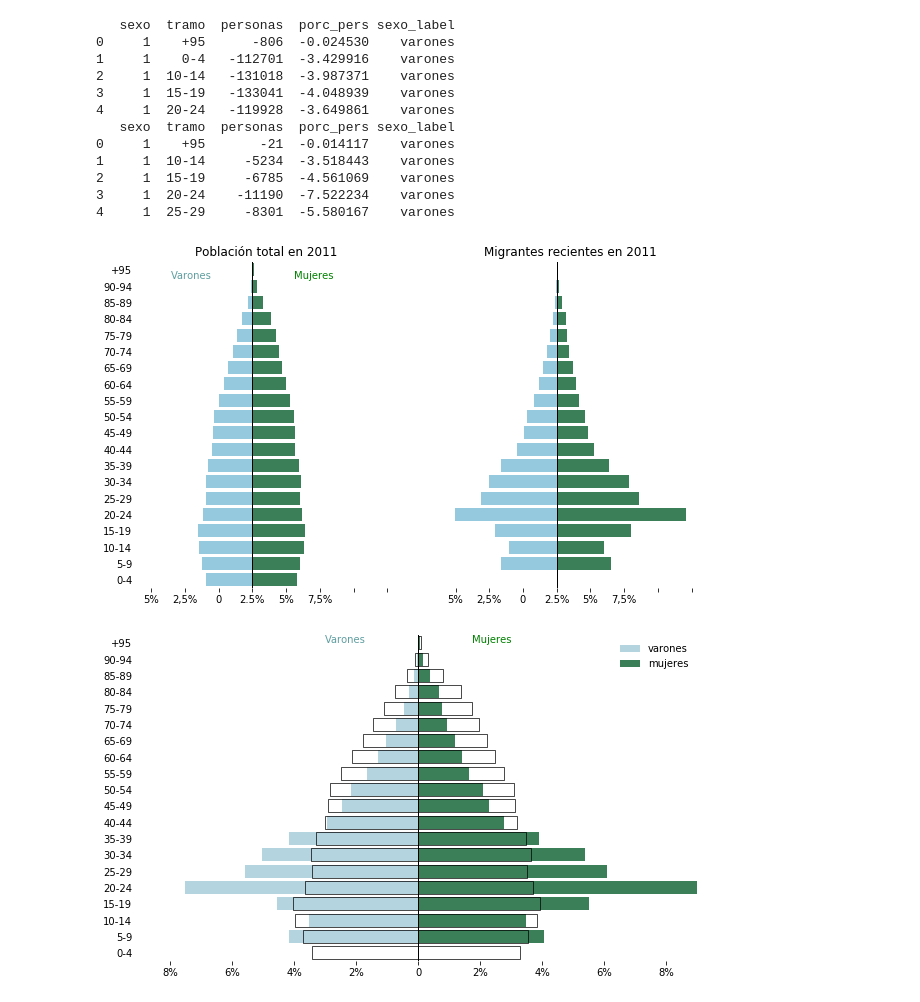
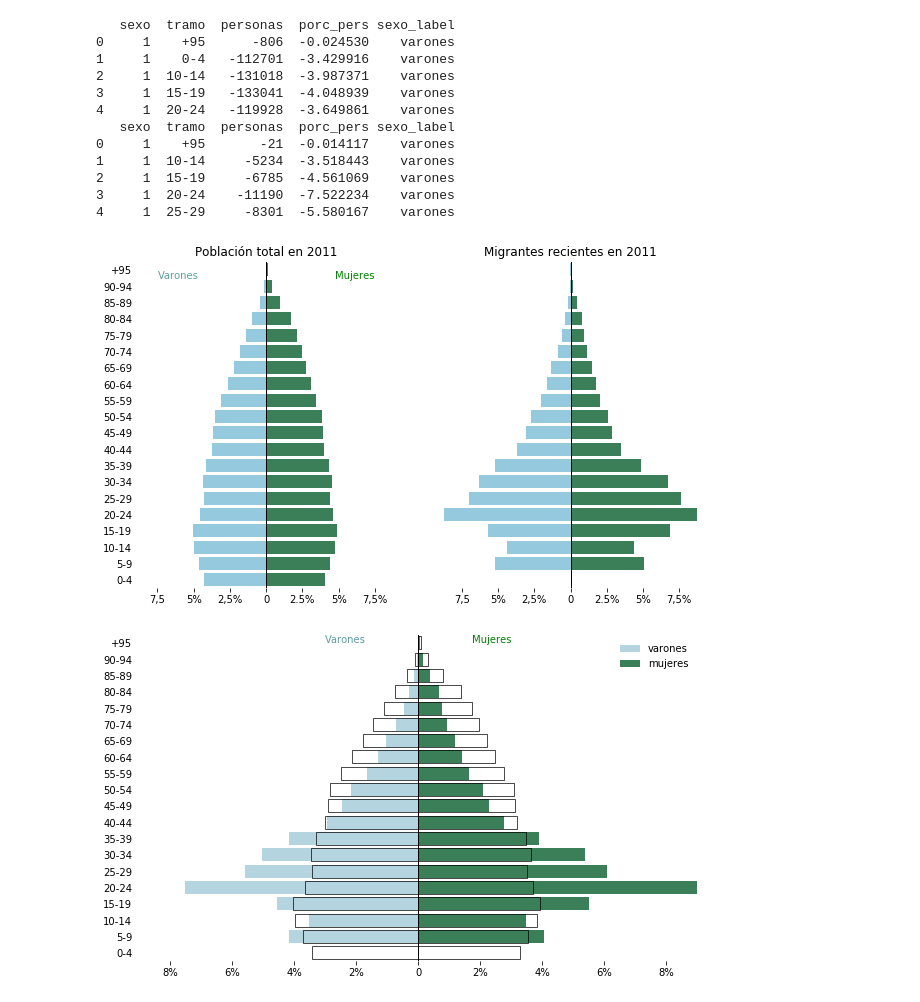
Before and after one commit to guillermodangelo/tesis, a Jupyter notebook: piramide_mig.ipynb, the cells around one changed output. Cells and saved outputs as stored; diff of their text form; code cells hidden in the pictures.

```diff
--- a/piramide_mig.ipynb
+++ b/piramide_mig.ipynb
@@ -10,8 +10,7 @@ import seaborn as sns
 # función propia de agrepación de datos censales por tramos de edad
 from functions.agrupar_dfs_censo import agrupar_por_tramos
 # %%
-metadatos_figs = {'Author': '''Guillermo D'Angelo''',
-                  'Title': 'Pirámide de población Censo INE 2011'}
+metadatos_figs = {'Author': '''Guillermo D'Angelo'''}
 # %%
 # levanta datos censales
 censo = pd.read_csv('tablas/personas_censo_2011.gz', compression='gzip', header=0, sep=',', quotechar='"')
@@ -94,7 +93,7 @@ def bars_pyramid(df, axis):
 # pirámides de población
 
 # dos ejes
-fig, (ax1, ax2)  = plt.subplots(1,2, figsize= (10, 6), sharex= True, sharey='row')
+fig, (ax1, ax2)  = plt.subplots(1,2, figsize= (10, 6), sharex=True, sharey='row')
 
 # vector de etiquetas para cada tramo
 labels = ['0-4', '5-9', '10-14', '15-19', '20-24', '25-29', '30-34', '35-39', '40-44', '45-49',
@@ -104,45 +103,46 @@ labels = ['0-4', '5-9', '10-14', '15-19', '20-24', '25-29', '30-34', '35-39', '4
 group_col = 'sexo_label'
 order_of_bars = labels[::-1]
 colors = ['skyblue', 'seagreen']
-label=['sexo', 'sasa']
+label=['sexo', '']
 
 # aplica función para graficar
 bars_pyramid(censo_group, ax1)
 bars_pyramid(migrantes_group, ax2)
 
 # títulos
 ax1.set_title('Población total en 2011')
 ax2.set_title('Migrantes recientes en 2011')
 
 # etiquetas
-x_ticks_labels = ['7,5','5%','2,5%','0','2.5%','5%','7,5%']
+x_ticks_labels = ['10','7,5','5%','2,5%','0','2.5%','5%','7,5%']
 
 # parámetros gráficos
 for i in [ax1, ax2]:
     i.set_axisbelow(True)
     i.set_ylabel(None)
     i.set_xlabel(None)
     i.axvline(linewidth=1, color='black')
     i.set_xticklabels(x_ticks_labels)
     [s.set_visible(False) for s in i.spines.values()]
     [t.set_visible(False) for t in i.get_yticklines()]
+    i.set_xlim([-7,7])
 
 # chirimbolos
 ax1.text(-6, 0.5, 'Varones',
         horizontalalignment='left',
         color='cadetblue', fontsize=10)
 
 ax1.text(6, 0.5, 'Mujeres',
         horizontalalignment='right',
         color='green', fontsize=10)
 
-# plt.savefig('mapas_graficas/001_poblacion_vs_migrantes.pdf',
-#              bbox_inches= 'tight',
-#              metadata= metadatos_figs)
+plt.savefig('mapas_graficas/001_poblacion_vs_migrantes.pdf',
+             bbox_inches= 'tight',
+             metadata= metadatos_figs)
 
 plt.show()
 # %% [output]
-[figure, old version]
+[figure, new version]
 # %%
 # pirámides de población solapadas
 fig, ax  = plt.subplots(1, figsize= ( 10, 6 ))
```
Also changed, not shown: parts of 3 cells of this notebook, 17 other files.
